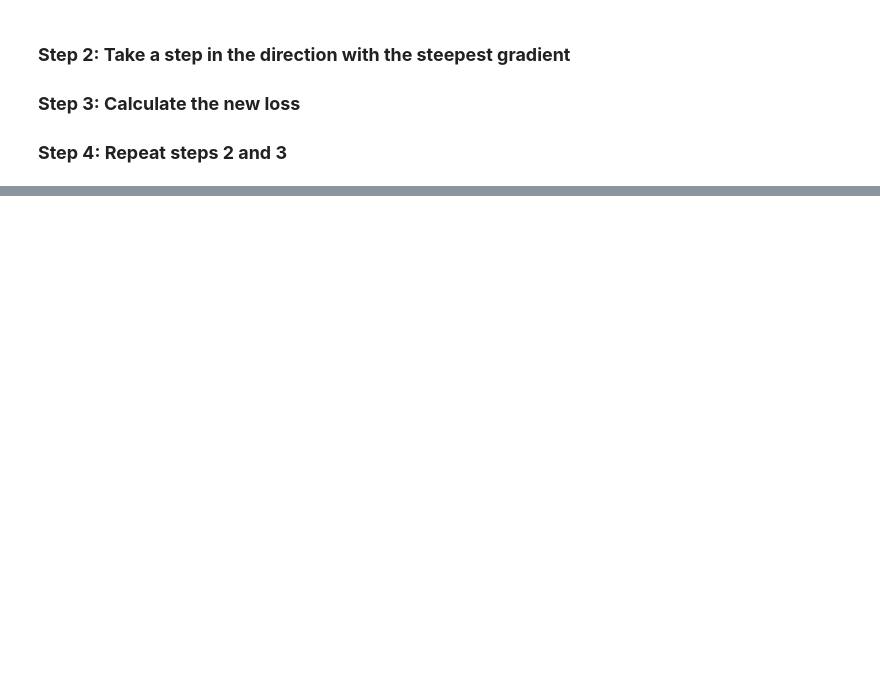
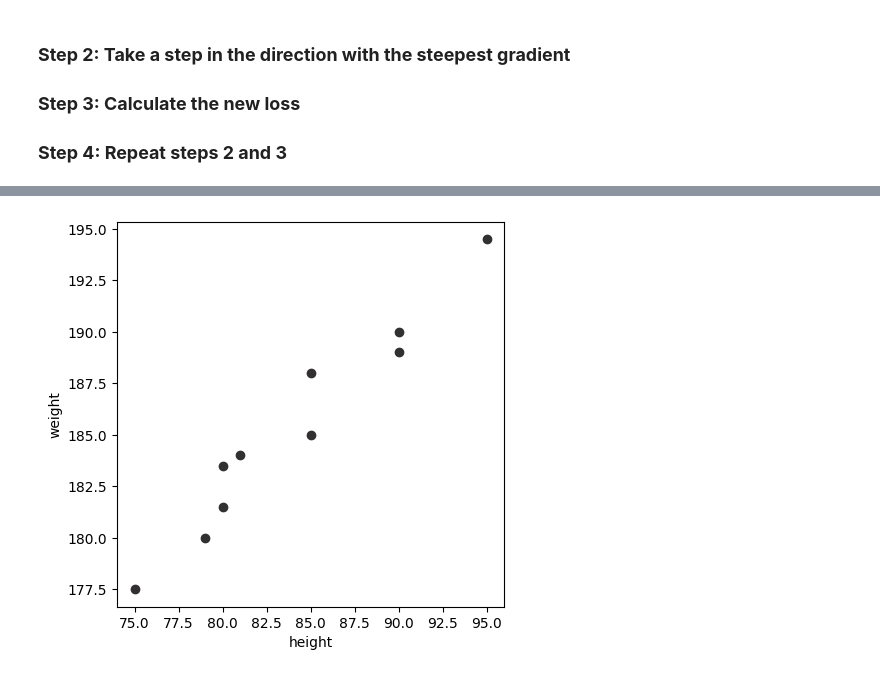
Before and after one commit to KOdunga/AIMLCourse, a Jupyter notebook: GradientDescent.ipynb, the cells around one changed output, grey strips where cells are left out. Saved outputs shown, nothing was run; the diff lists cells and outputs as text; code cells hidden in the pictures; blank space fills up the shorter version.

```diff
--- a/GradientDescent.ipynb
+++ b/GradientDescent.ipynb
@@ -83,0 +86,13 @@ Step 100: Weight:12655 Bias:10676 Loss = 12113560
+# %%
+import matplotlib.pyplot as plt
+import numpy as np
+import pandas as pd
+
+# Create DataFrame
+data = {'height':[80,79,85,90,95,75,80,90,81,85],
+        'weight':[183.5,180,185,190,194.5,177.5,181.5,189,184,188]}
+data = pd.DataFrame(data)
+
+x=data["height"]
+y=data["weight"]
+data
@@ -83,0 +111,7 @@ Step 100: Weight:12655 Bias:10676 Loss = 12113560
+# %%
+plt.figure(figsize=(5, 5))
+plt.scatter(data['height'],data['weight'], c = '#323031')
+plt.xlabel('height')
+plt.ylabel('weight');
+# %% [output]
+[figure, added]
```
Also changed, not shown: parts of 23 cells of this notebook.
